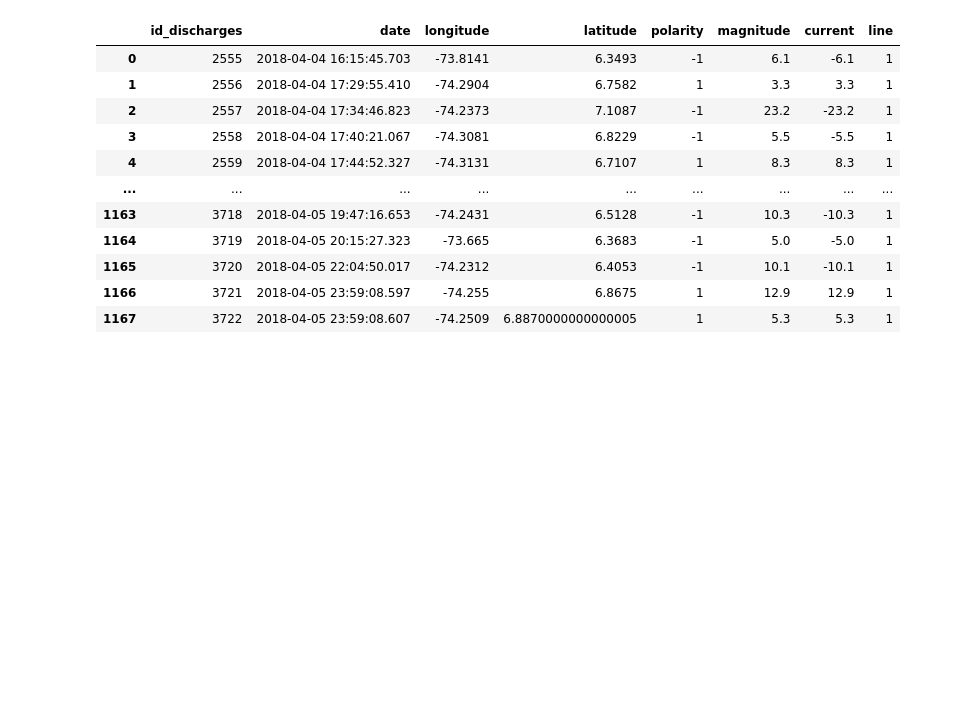
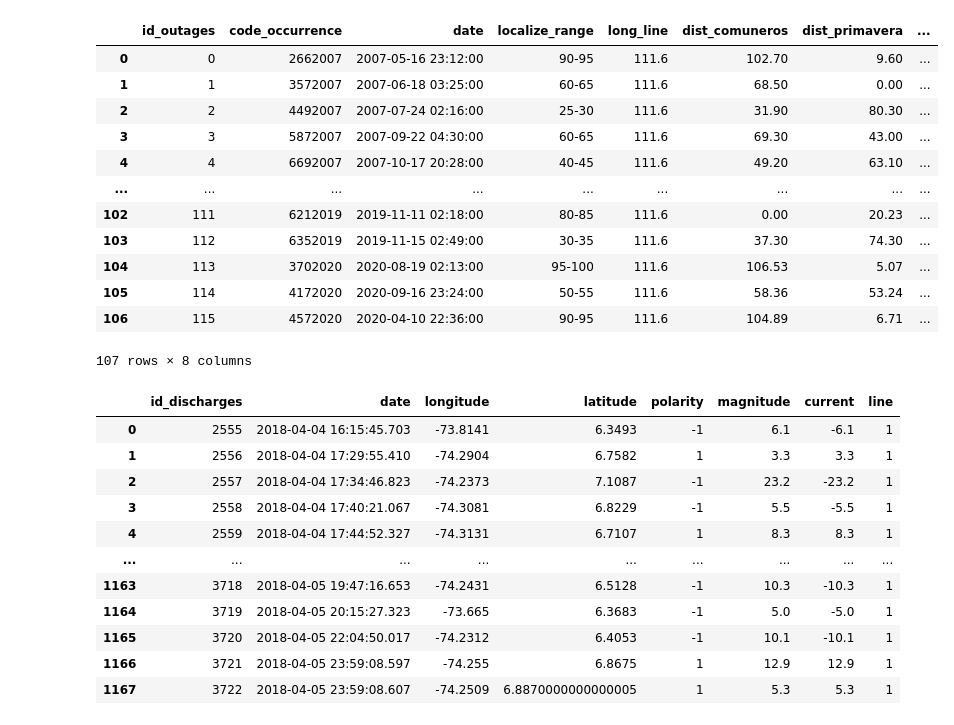
Before and after one commit to dizuluaga/EquipoRayo, a Jupyter notebook: data/revisar_BD.ipynb, the cells around one changed output. Cells and saved outputs as stored; diff of their text form; code cells hidden in the pictures; blank space fills up the shorter version.

```diff
--- a/data/revisar_BD.ipynb
+++ b/data/revisar_BD.ipynb
@@ -71,6 +71,22 @@ def get_discharges(date_first="2018-04-05", num_days=1, table_id=1):
         engine,
     )
     return df
+# %%
+outages
+# %% [output]
+|  | id_outages | code_occurrence | date | localize_range | long_line | dist_comuneros | dist_primavera | ... |
+| 0 | 0 | 2662007 | 2007-05-16 23:12:00 | 90-95 | 111.6 | 102.70 | 9.60 | ... |
+| 1 | 1 | 3572007 | 2007-06-18 03:25:00 | 60-65 | 111.6 | 68.50 | 0.00 | ... |
+| 2 | 2 | 4492007 | 2007-07-24 02:16:00 | 25-30 | 111.6 | 31.90 | 80.30 | ... |
+| 3 | 3 | 5872007 | 2007-09-22 04:30:00 | 60-65 | 111.6 | 69.30 | 43.00 | ... |
+| 4 | 4 | 6692007 | 2007-10-17 20:28:00 | 40-45 | 111.6 | 49.20 | 63.10 | ... |
+| ... | ... | ... | ... | ... | ... | ... | ... | ... |
+| 102 | 111 | 6212019 | 2019-11-11 02:18:00 | 80-85 | 111.6 | 0.00 | 20.23 | ... |
+| 103 | 112 | 6352019 | 2019-11-15 02:49:00 | 30-35 | 111.6 | 37.30 | 74.30 | ... |
+| 104 | 113 | 3702020 | 2020-08-19 02:13:00 | 95-100 | 111.6 | 106.53 | 5.07 | ... |
+| 105 | 114 | 4172020 | 2020-09-16 23:24:00 | 50-55 | 111.6 | 58.36 | 53.24 | ... |
+| 106 | 115 | 4572020 | 2020-04-10 22:36:00 | 90-95 | 111.6 | 104.89 | 6.71 | ... |
+107 rows × 8 columns
 # %%
 get_discharges(date_first="2018-04-05  17:34:46.823")
 # %% [output]
```
Also changed, not shown: parts of 3 cells of this notebook, 6 other files.
